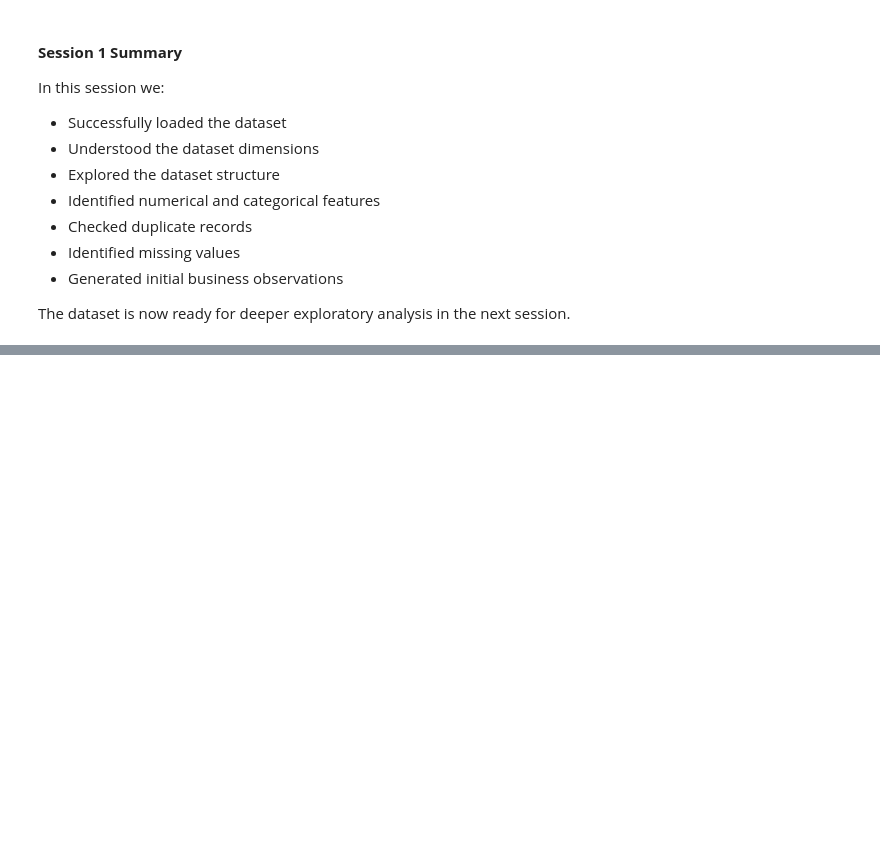
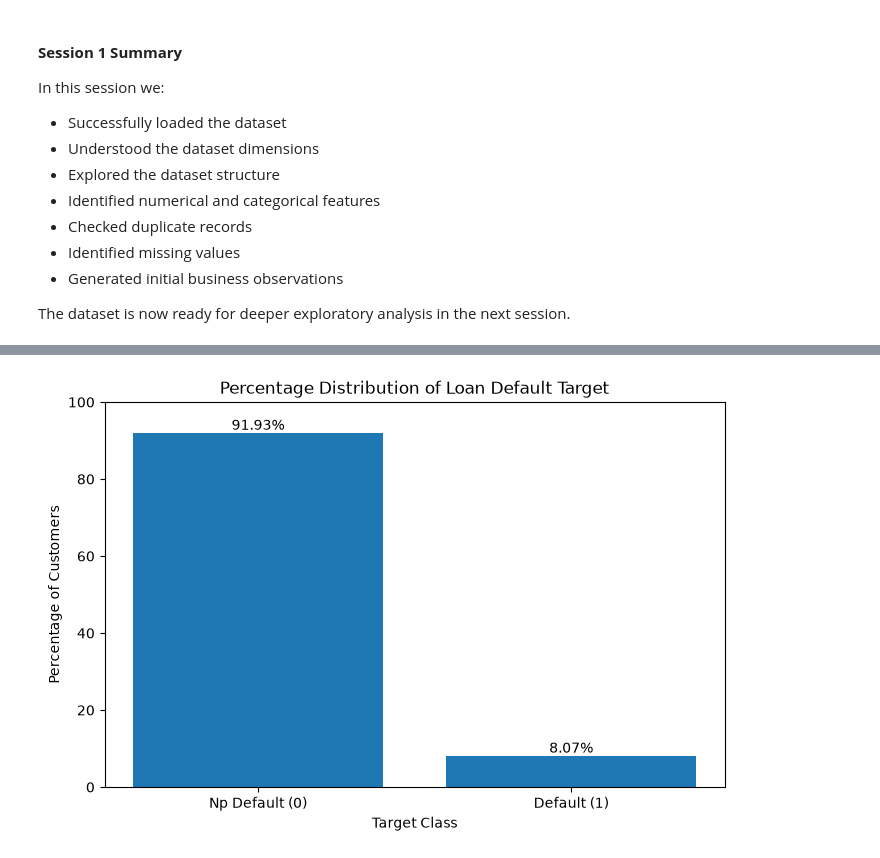
Before and after one commit to Abhilash0079/MachineLearningProjects, a Jupyter notebook: Loan_Default_Risk_Prediction/notebooks/01_EDA.ipynb, the cells around one changed output, grey strips where cells are left out. Drawn from its saved outputs; the diff is of its cells as text; code cells hidden in the pictures; blank space fills up the shorter version.

```diff
--- a/Loan_Default_Risk_Prediction/notebooks/01_EDA.ipynb
+++ b/Loan_Default_Risk_Prediction/notebooks/01_EDA.ipynb
@@ -194,0 +399,24 @@ The dataset is now ready for deeper exploratory analysis in the next session.
+# %%
+fig, ax = plt.subplots(figsize=(8, 5))
+bars = ax.bar(
+    class_labels,
+    target_percentage.values,
+)
+
+ax.set_title("Percentage Distribution of Loan Default Target")
+ax.set_xlabel("Target Class")
+ax.set_ylabel("Percentage of Customers")
+ax.set_ylim(0, 100)
+
+for bar, percentage in zip(bars, target_percentage.values):
+    ax.text(
+        bar.get_x() + bar.get_width() / 2,
+        bar.get_height(),
+        f"{percentage:.2f}%",
+        ha="center",
+        va="bottom",
+    )
+
+plt.show()
+# %% [output]
+[figure, added]
```
Also changed, not shown: parts of 36 cells of this notebook.
